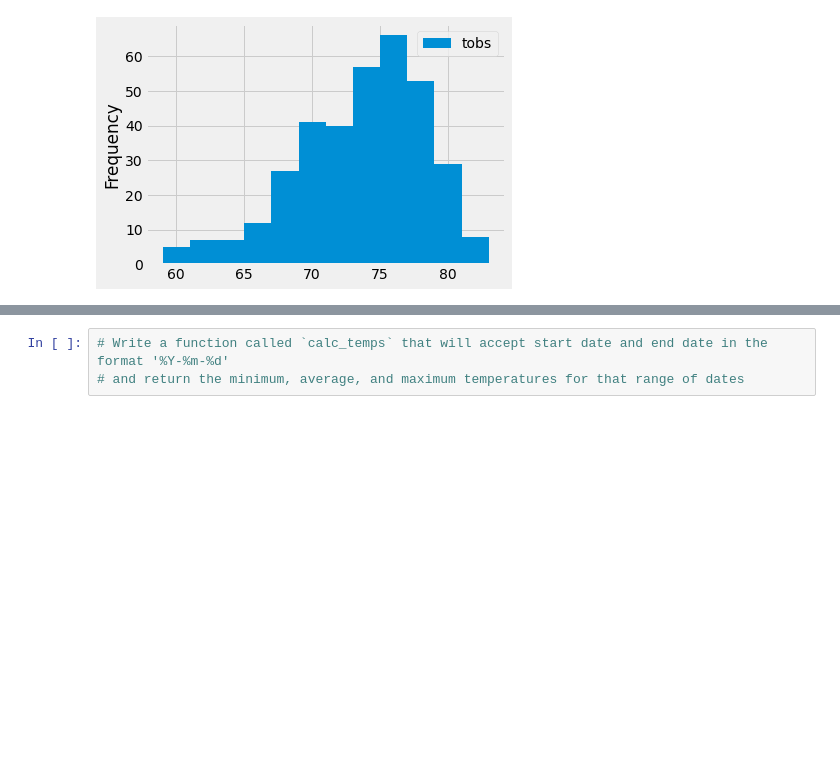
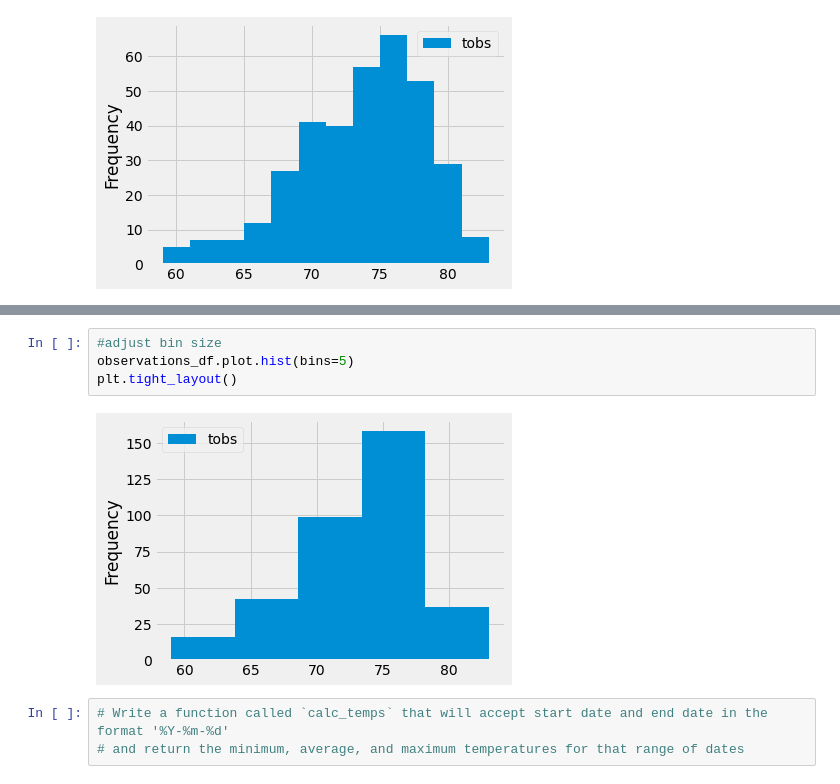
Before and after one commit to SoWhitIs/surfs-up, a Jupyter notebook: climate_analysis.ipynb, the cells around one changed output, grey strips where cells are left out. Drawn from its saved outputs; the diff is of its cells as text; blank space fills up the shorter version.

```diff
--- a/climate_analysis.ipynb
+++ b/climate_analysis.ipynb
@@ -261,3 +267,9 @@ plt.tight_layout()
+# %%
+#adjust bin size
+observations_df.plot.hist(bins=5)
+plt.tight_layout()
+# %% [output]
+[figure, added]
 # %%
 # Write a function called `calc_temps` that will accept start date and end date in the format '%Y-%m-%d'
 # and return the minimum, average, and maximum temperatures for that range of dates
```
Also changed, not shown: parts of 1 cell of this notebook, 1 other file.
